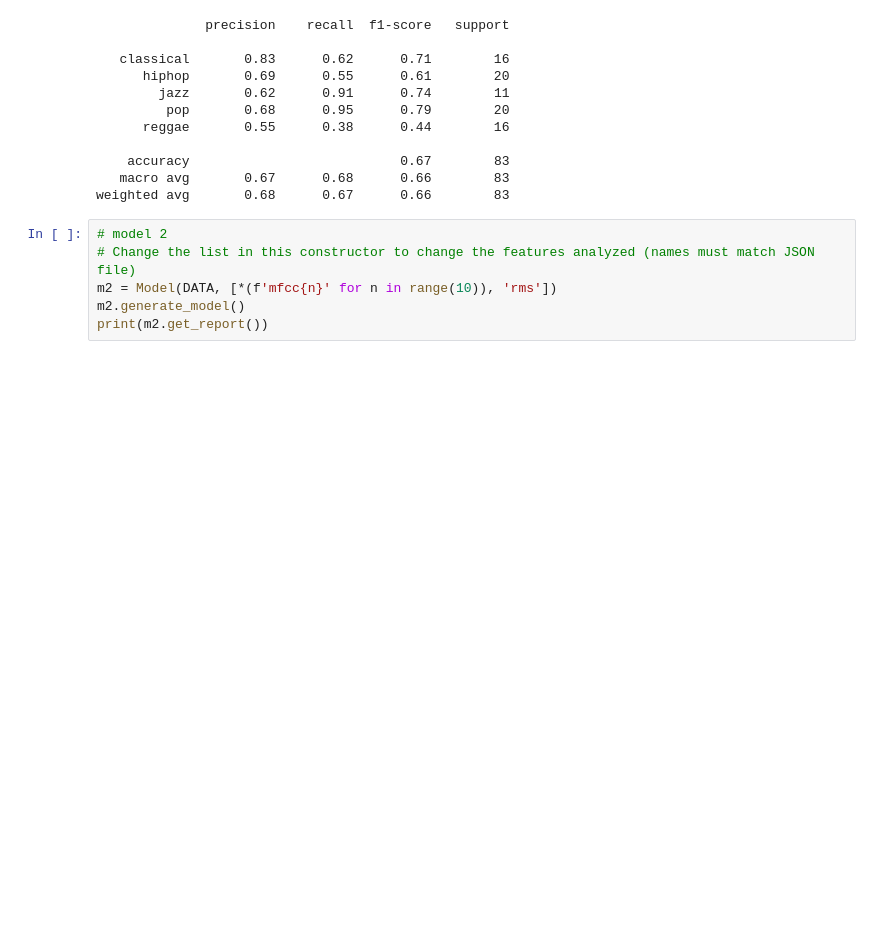
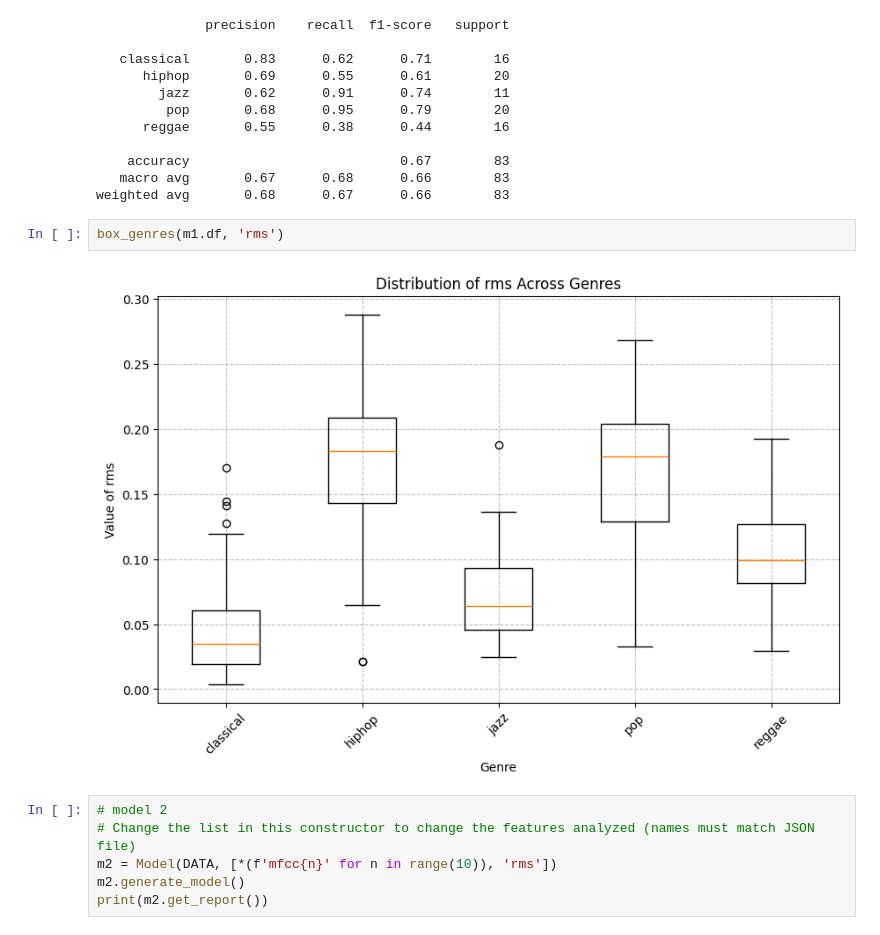
Before and after one commit to Andethy/AudioTechII-Final, a Jupyter notebook: final.ipynb, the cells around one changed output. Saved outputs shown, nothing was run; the diff lists cells and outputs as text; blank space fills up the shorter version.

```diff
--- a/final.ipynb
+++ b/final.ipynb
@@ -451,6 +451,10 @@ print(m1.get_report())
     accuracy                           0.67        83
    macro avg       0.67      0.68      0.66        83
 weighted avg       0.68      0.67      0.66        83
+# %%
+box_genres(m1.df, 'rms')
+# %% [output]
+[figure, added]
 # %%
 # model 2
 # Change the list in this constructor to change the features analyzed (names must match JSON file)
```
Also changed, not shown: parts of 1 cell of this notebook.
